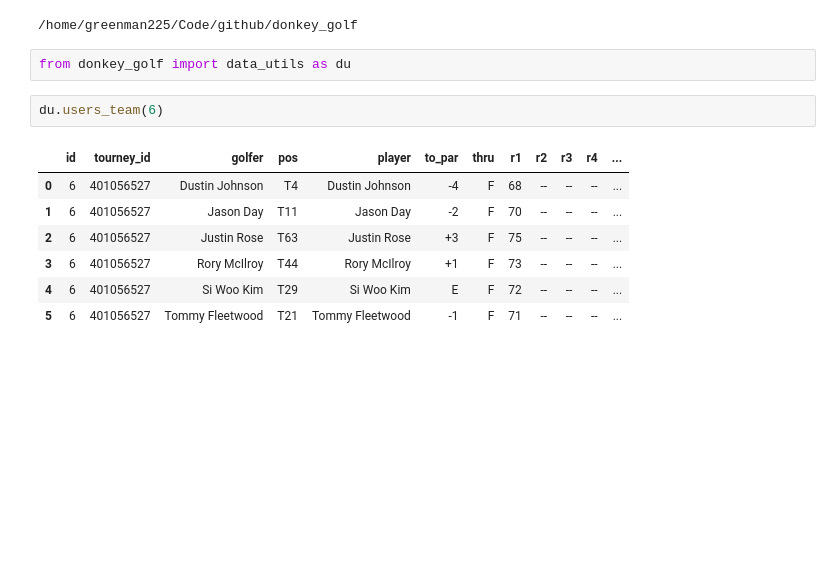
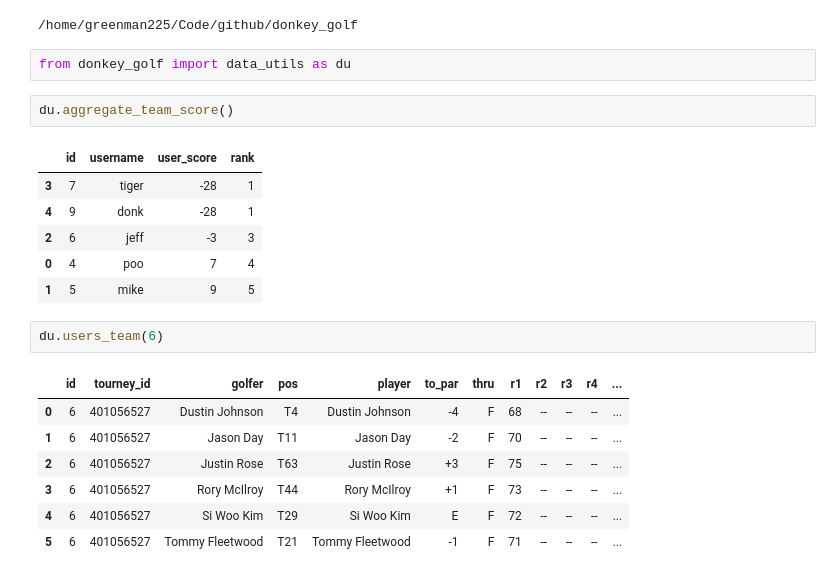
Before and after one commit to jbarton311/donkey_golf, a Jupyter notebook: jupyter_notebooks/data_scraping.ipynb, the cells around one changed output. Drawn from its saved outputs; the diff is of its cells as text; blank space fills up the shorter version.

```diff
--- a/jupyter_notebooks/data_scraping.ipynb
+++ b/jupyter_notebooks/data_scraping.ipynb
@@ -7,6 +7,15 @@ cd ..
 /home/greenman225/Code/github/donkey_golf
 # %%
 from donkey_golf import data_utils as du
+# %%
+du.aggregate_team_score()
+# %% [output]
+|  | id | username | user_score | rank |
+| 3 | 7 | tiger | -28 | 1 |
+| 4 | 9 | donk | -28 | 1 |
+| 2 | 6 | jeff | -3 | 3 |
+| 0 | 4 | poo | 7 | 4 |
+| 1 | 5 | mike | 9 | 5 |
 # %%
 du.users_team(6)
 # %% [output]
```
Also changed, not shown: parts of 1 cell of this notebook, 1 other file.
